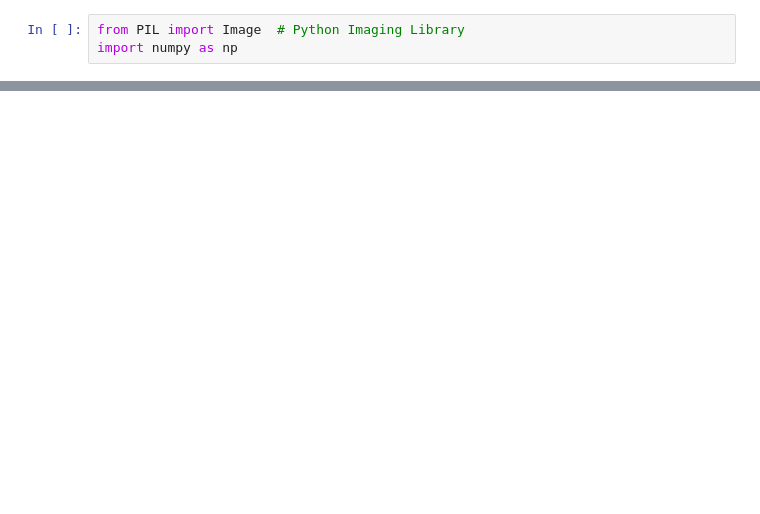
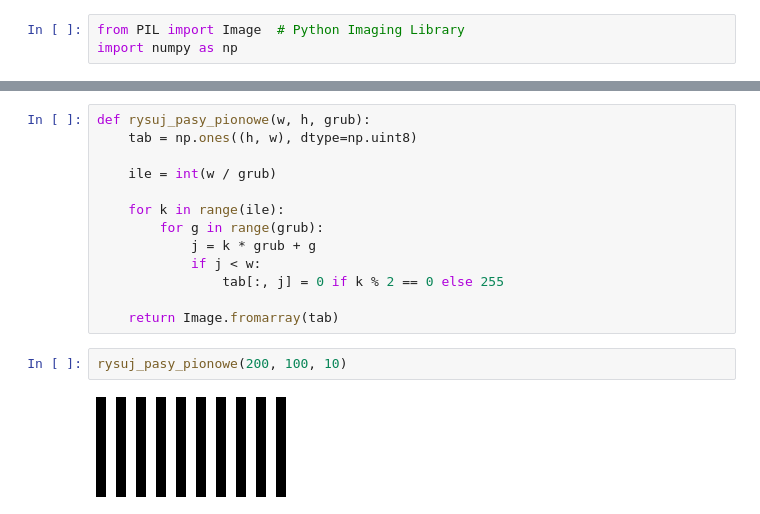
Before and after one commit to BorysPakosz/GrafikaCw, a Jupyter notebook: lab2- pliki-20241010/labb2.ipynb, the cells around one changed output, grey strips where cells are left out. Drawn from its saved outputs; the diff is of its cells as text; blank space fills up the shorter version.

```diff
--- a/lab2- pliki-20241010/labb2.ipynb
+++ b/lab2- pliki-20241010/labb2.ipynb
@@ -35,0 +62,17 @@ rysuj_ramke_w_obrazie(inicjaly, 10)
+# %%
+def rysuj_pasy_pionowe(w, h, grub):
+    tab = np.ones((h, w), dtype=np.uint8)
+
+    ile = int(w / grub)
+
+    for k in range(ile):
+        for g in range(grub):
+            j = k * grub + g
+            if j < w:
+                tab[:, j] = 0 if k % 2 == 0 else 255
+
+    return Image.fromarray(tab)
+# %%
+rysuj_pasy_pionowe(200, 100, 10)
+# %% [output]
+[figure, added]
```
Also changed, not shown: parts of 15 cells of this notebook, 7 other files.
